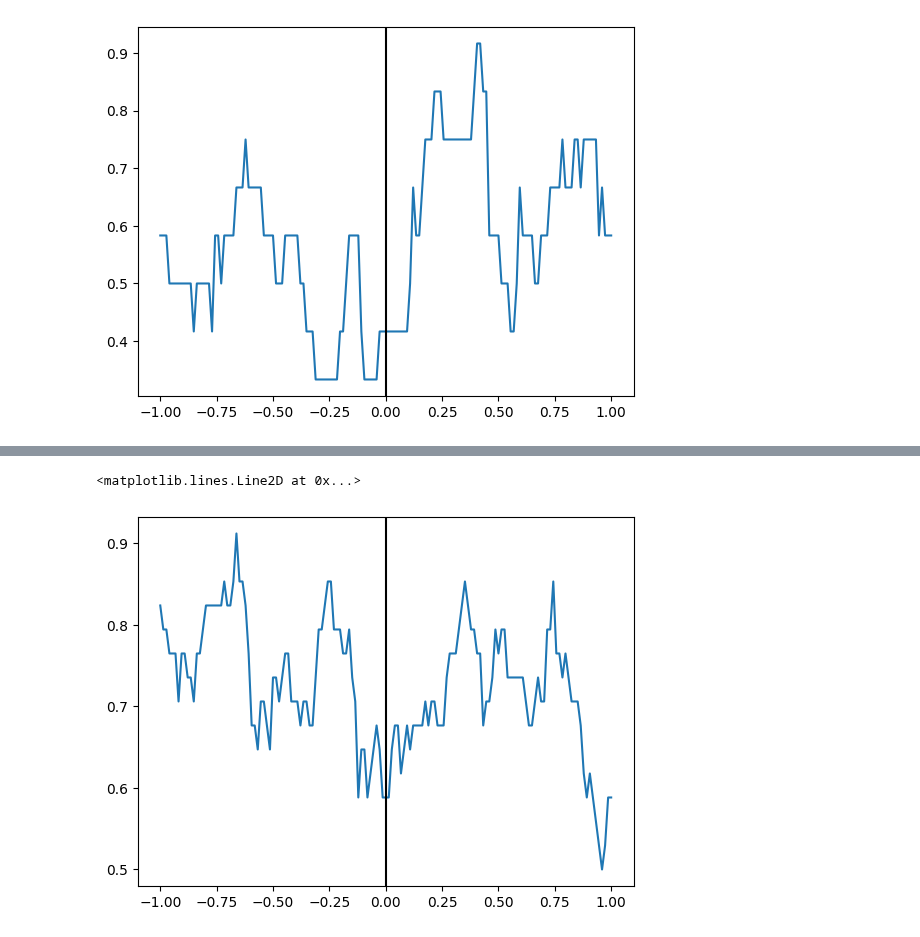
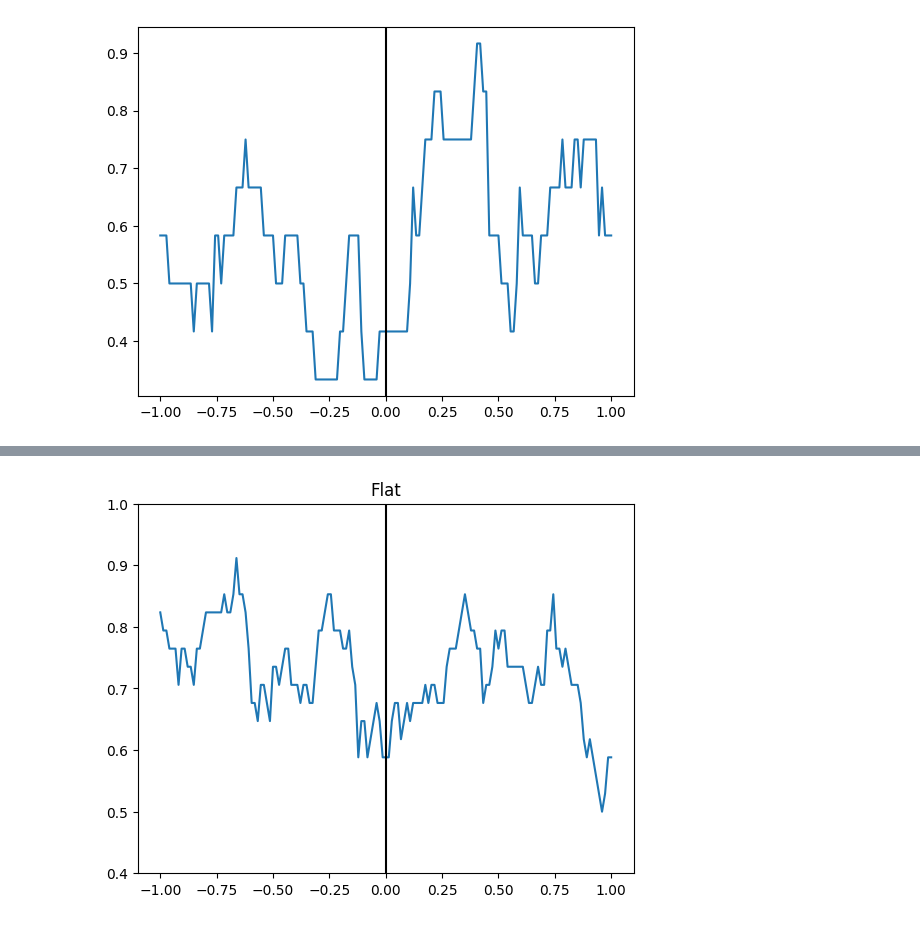
Before and after one commit to BonnenLab/visualize-skelly-laser-environment, a Jupyter notebook: fixations-vs-feet.ipynb, the cells around one changed output, grey strips where cells are left out. Drawn from its saved outputs; the diff is of its cells as text; code cells hidden in the pictures.

```diff
--- a/fixations-vs-feet.ipynb
+++ b/fixations-vs-feet.ipynb
@@ -226,8 +226,8 @@ for x in range(3,11):
     norm_st, norm_sp = norm(rel_start,rel_stop,steps_df_new,closest_hs_df)
 
     df = making_dataframes(rel_start,rel_stop, norm_st, norm_sp)
-    df = pd.concat(df)
-    rocks_df_list.append(df)
+    df_new = pd.concat(df)
+    rocks_df_list.append(df_new)
 # %%
 for fix in fix_rocks:
     plt.plot(np.linspace(-1,1,149), fix.mean(axis=0))
@@ -270,8 +272,8 @@ for x in range(3,11):
     norm_st, norm_sp = norm(rel_start,rel_stop,steps_df_new,closest_hs_df)
 
     df = making_dataframes(rel_start,rel_stop, norm_st, norm_sp)
-    df = pd.concat(df)
-    medium_df_list.append(df)
+    df_new = pd.concat(df)
+    medium_df_list.append(df_new)
 # %%
 fix_medium_pooled = np.vstack(fix_medium)
 plt.plot(np.linspace(-1,1,149), fix_medium_pooled.mean(axis=0))
@@ -300,15 +304,17 @@ for x in range(3,11):
     norm_st, norm_sp = norm(rel_start,rel_stop,steps_df_new,closest_hs_df)
 
     df = making_dataframes(rel_start,rel_stop, norm_st, norm_sp)
-    df = pd.concat(df)
-    flat_df_list.append(df)
+    df_new = pd.concat(df)
+    flat_df_list.append(df_new)
 # %%
 fix_flat_pooled = np.vstack(fix_flat)
 plt.plot(np.linspace(-1,1,149), fix_flat_pooled.mean(axis=0))
 plt.axvline(x=0, color='k')
+plt.ylim(0.4,1)
+plt.title('Flat')
+plt.savefig('flat.png')
 # %% [output]
-<matplotlib.lines.Line2D at 0x...>
-[figure, old version]
+[figure, new version]
 # %%
 rocks_pooled = pd.concat(rocks_df_list)
 medium_pooled = pd.concat(medium_df_list)
```
Also changed, not shown: parts of 15 cells of this notebook.
